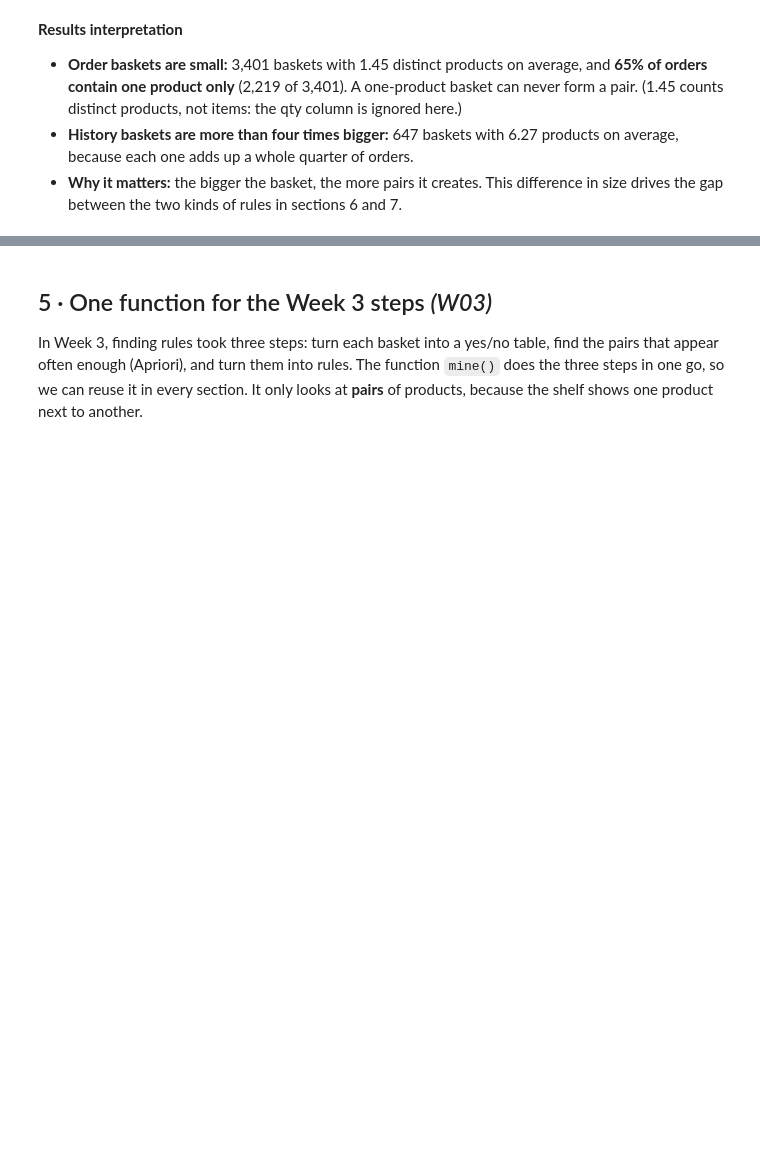
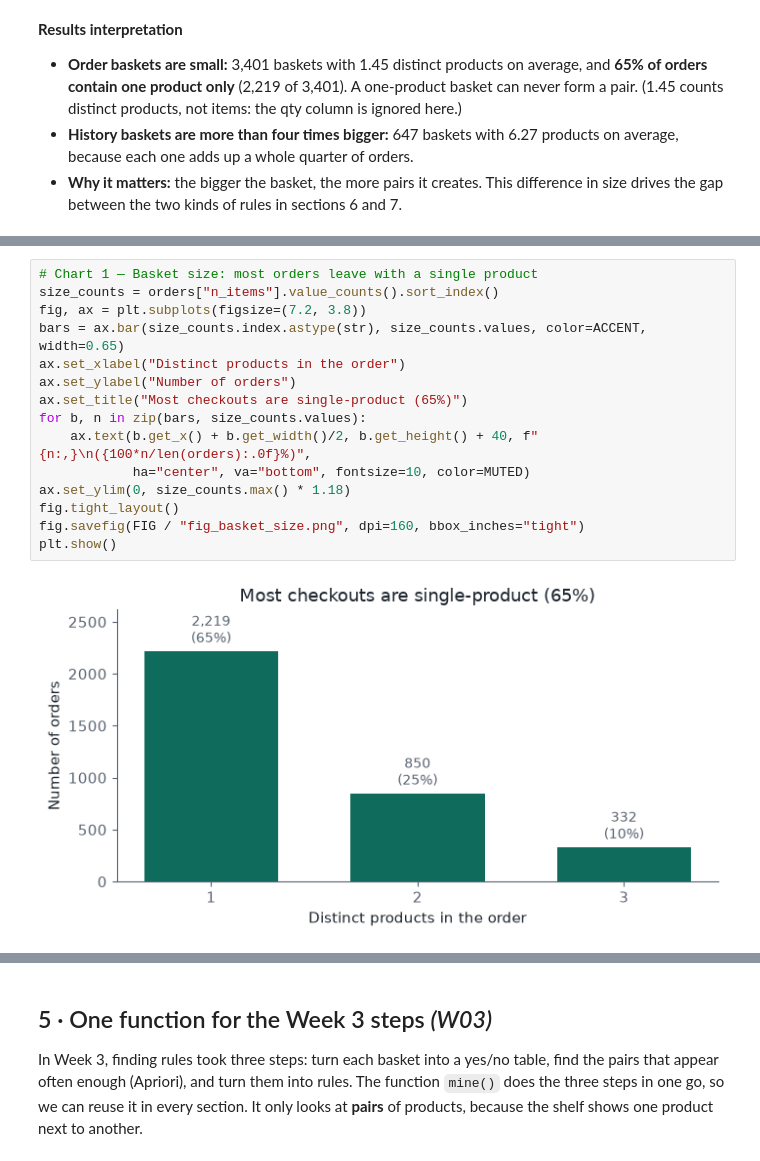
Before and after one commit to N1Rizhka/New-Media-Technology-and-Analytics---Final-Project, a Jupyter notebook: Q15_shelf_association_rules.ipynb, the cells around one changed output, grey strips where cells are left out. Drawn from its saved outputs; the diff is of its cells as text; blank space fills up the shorter version.

```diff
--- a/Q15_shelf_association_rules.ipynb
+++ b/Q15_shelf_association_rules.ipynb
@@ -234,0 +261,17 @@ products per order: {1: 2219, 2: 850, 3: 332}
+# %%
+# Chart 1 — Basket size: most orders leave with a single product
+size_counts = orders["n_items"].value_counts().sort_index()
+fig, ax = plt.subplots(figsize=(7.2, 3.8))
+bars = ax.bar(size_counts.index.astype(str), size_counts.values, color=ACCENT, width=0.65)
+ax.set_xlabel("Distinct products in the order")
+ax.set_ylabel("Number of orders")
+ax.set_title("Most checkouts are single-product (65%)")
+for b, n in zip(bars, size_counts.values):
+    ax.text(b.get_x() + b.get_width()/2, b.get_height() + 40, f"{n:,}\n({100*n/len(orders):.0f}%)",
+            ha="center", va="bottom", fontsize=10, color=MUTED)
+ax.set_ylim(0, size_counts.max() * 1.18)
+fig.tight_layout()
+fig.savefig(FIG / "fig_basket_size.png", dpi=160, bbox_inches="tight")
+plt.show()
+# %% [output]
+[figure, added]
```
Also changed, not shown: parts of 27 cells of this notebook, 18 other files.
